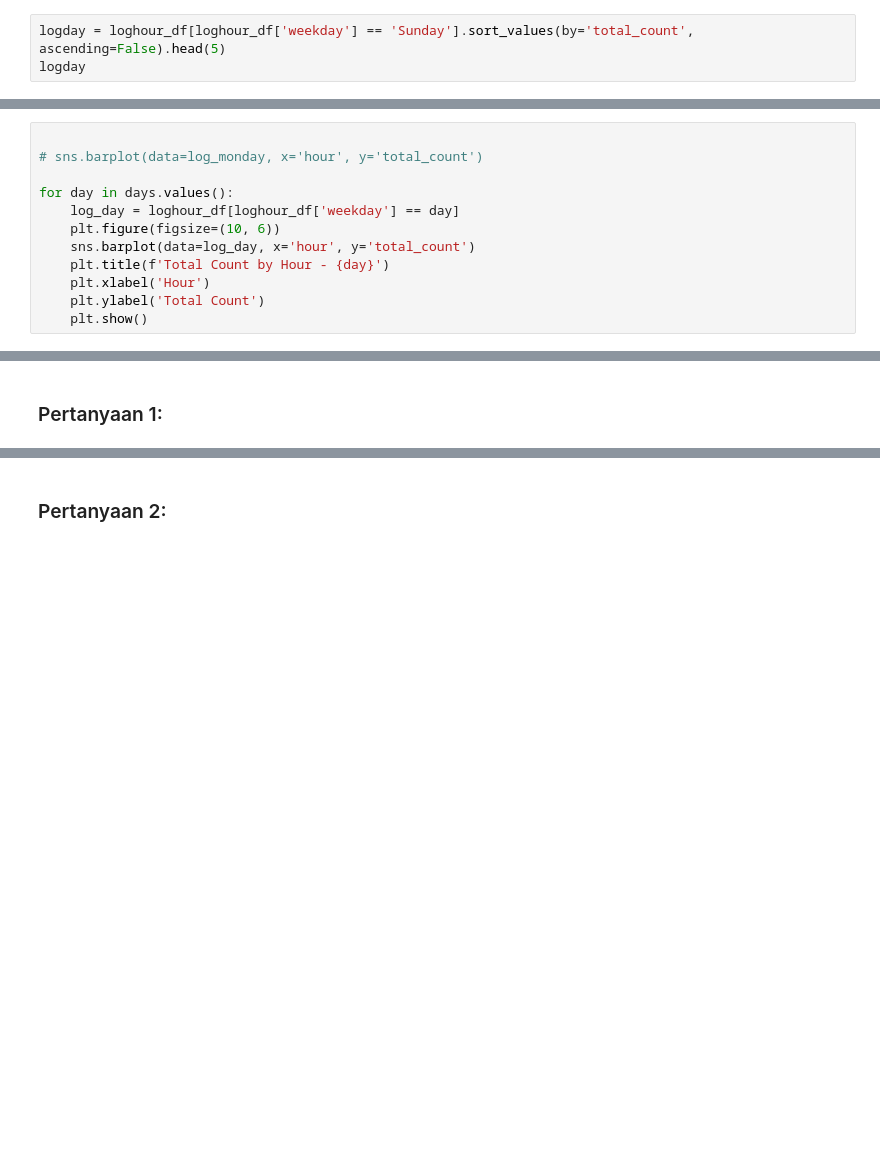
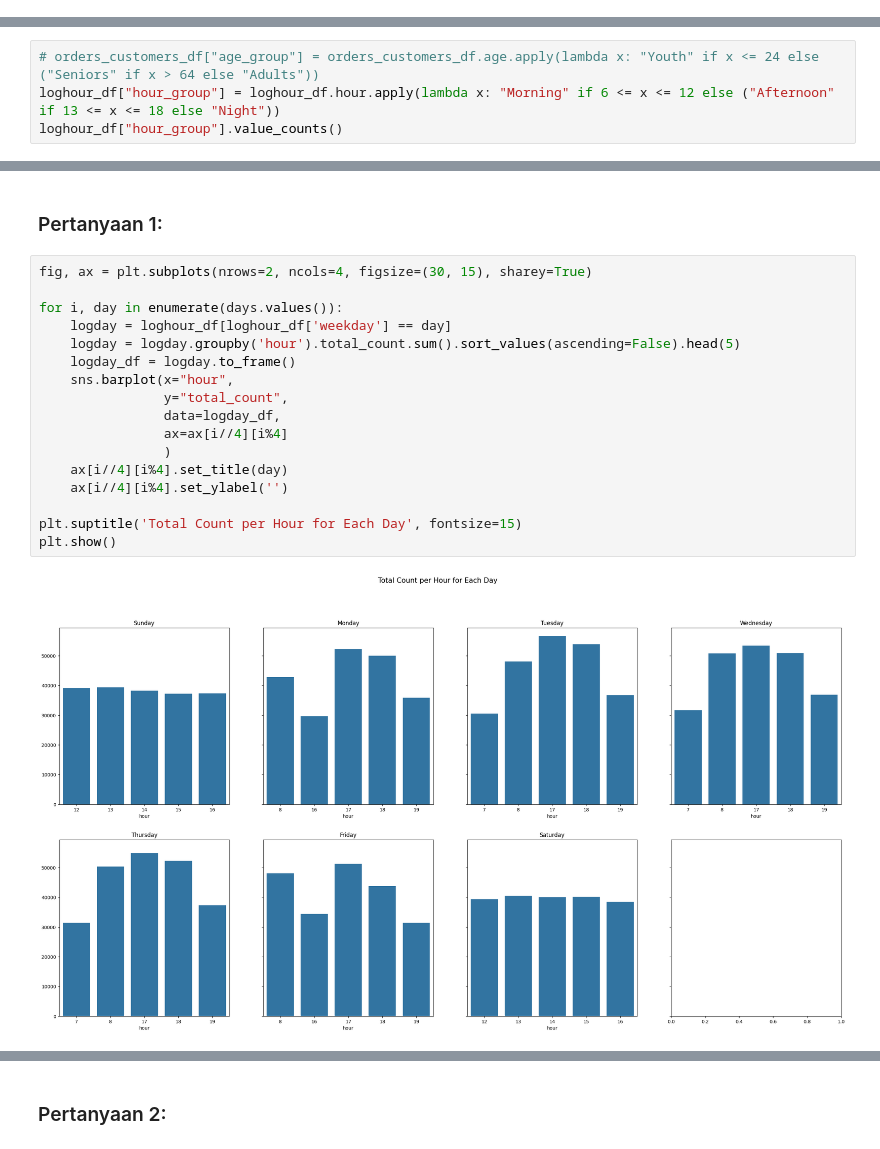
Before and after one commit to 337ubaid/proyek_akhir_analisis_data_dicoding, a Jupyter notebook: notebook.ipynb, the cells around one changed output, grey strips where cells are left out. Drawn from its saved outputs; the diff is of its cells as text; blank space fills up the shorter version.

Commit message:
add visualization most top hour

```diff
--- a/notebook.ipynb
+++ b/notebook.ipynb
@@ -320,3 +340,0 @@ plt.show()
-# %%
-logday = loghour_df[loghour_df['weekday'] == 'Sunday'].sort_values(by='total_count', ascending=False).head(5)
-logday
@@ -330,12 +341,4 @@ logday
-# %%
-
-# sns.barplot(data=log_monday, x='hour', y='total_count')
-
-for day in days.values():
-    log_day = loghour_df[loghour_df['weekday'] == day]
-    plt.figure(figsize=(10, 6))
-    sns.barplot(data=log_day, x='hour', y='total_count')
-    plt.title(f'Total Count by Hour - {day}')
-    plt.xlabel('Hour')
-    plt.ylabel('Total Count')
-    plt.show()
+# %%
+# orders_customers_df["age_group"] = orders_customers_df.age.apply(lambda x: "Youth" if x <= 24 else ("Seniors" if x > 64 else "Adults"))
+loghour_df["hour_group"] = loghour_df.hour.apply(lambda x: "Morning" if 6 <= x <= 12 else ("Afternoon" if 13 <= x <= 18 else "Night"))
+loghour_df["hour_group"].value_counts()
@@ -374,3 +371,22 @@ plt.show()
 ## Visualization & Explanatory Analysis
 # %% [markdown]
 ### Pertanyaan 1:
+# %%
+fig, ax = plt.subplots(nrows=2, ncols=4, figsize=(30, 15), sharey=True)
+
+for i, day in enumerate(days.values()):
+    logday = loghour_df[loghour_df['weekday'] == day]
+    logday = logday.groupby('hour').total_count.sum().sort_values(ascending=False).head(5)
+    logday_df = logday.to_frame()
+    sns.barplot(x="hour",
+                y="total_count",
+                data=logday_df,
+                ax=ax[i//4][i%4]
+                )
+    ax[i//4][i%4].set_title(day)
+    ax[i//4][i%4].set_ylabel('')
+
+plt.suptitle('Total Count per Hour for Each Day', fontsize=15)
+plt.show()
+# %% [output]
+[figure, added]
```
Also changed, not shown: parts of 15 cells of this notebook.
